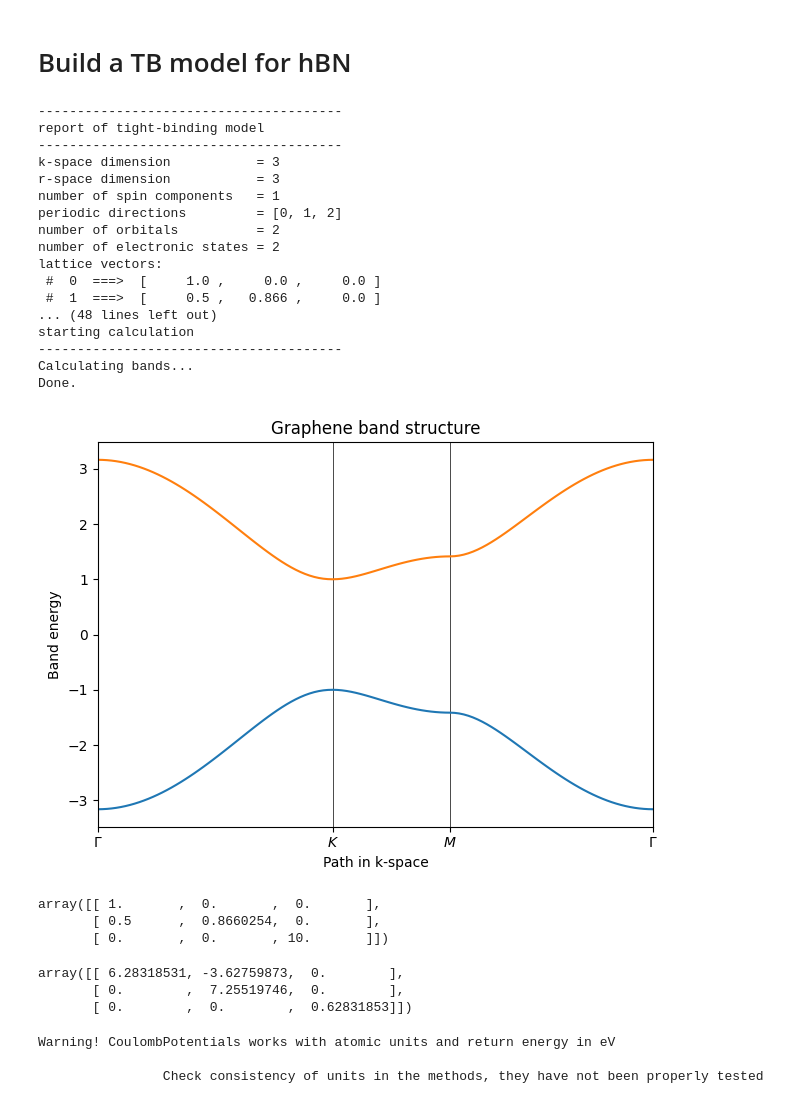
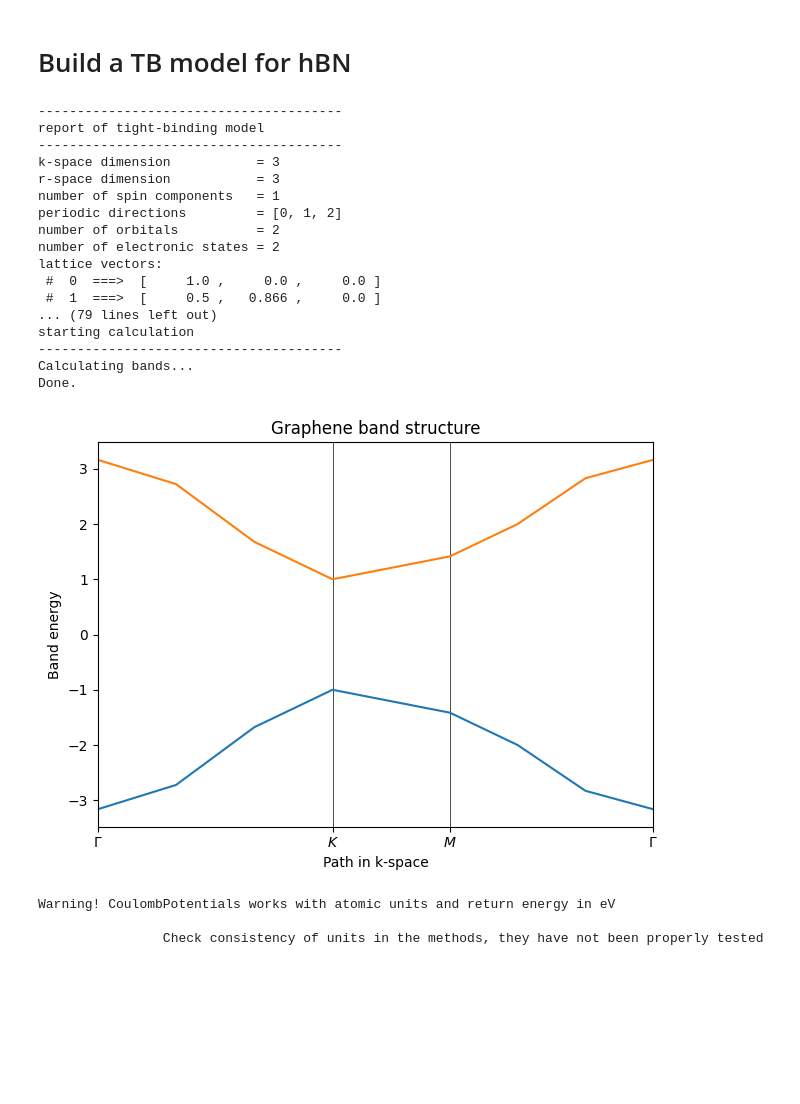
Before and after one commit to rreho/yambopy, a Jupyter notebook: wann_tests/2bands_model.ipynb, the cells around one changed output. Drawn from its saved outputs; the diff is of its cells as text; code cells hidden in the pictures; blank space fills up the shorter version.

```diff
--- a/wann_tests/2bands_model.ipynb
+++ b/wann_tests/2bands_model.ipynb
@@ -67,10 +67,11 @@ path=[[0.,0.,0.],[2./3.,1./3,0.],[.5,.5,0.],[0.,0.,0.]]
 # labels of the nodes
 label=(r'$\Gamma $',r'$K$', r'$M$', r'$\Gamma $')
 # total number of interpolated k-points along the path
-nk=121
+nk=8
 
 # call function k_path to construct the actual path
 (k_vec,k_dist,k_node)=my_model.k_path(path,nk)
+(q_vec,q_dist,q_node)=my_model.k_path(path,nk)
 # inputs:
 #   path, nk: see above
 #   my_model: the pythtb model
@@ -103,32 +104,32 @@ for n in range(len(k_node)):
 ax.set_title("Graphene band structure")
 ax.set_xlabel("Path in k-space")
 ax.set_ylabel("Band energy")
 
 # plot first and second band
 ax.plot(k_dist,evals[0])
 ax.plot(k_dist,evals[1])
 
 # make an PDF figure of a plot
 fig.tight_layout()
 #fig.savefig("graphene.pdf")
 
 print('Done.\n')
 # %% [output]
 ---------------------------------------
 report of tight-binding model
 ---------------------------------------
 k-space dimension           = 3
 r-space dimension           = 3
 number of spin components   = 1
 periodic directions         = [0, 1, 2]
 number of orbitals          = 2
 number of electronic states = 2
 lattice vectors:
  #  0  ===>  [     1.0 ,     0.0 ,     0.0 ]
  #  1  ===>  [     0.5 ,   0.866 ,     0.0 ]
-... (48 lines left out)
+... (79 lines left out)
 starting calculation
 ---------------------------------------
 Calculating bands...
 Done.
-[figure, old version]
+[figure, new version]
@@ -137,9 +136,3 @@ lat_tmp = np.array(lat)
-# %%
-lat_tmp
-# %% [output]
-array([[ 1.       ,  0.       ,  0.       ],
-       [ 0.5      ,  0.8660254,  0.       ],
-       [ 0.       ,  0.       , 10.       ]])
 # %%
 class tmp_lat():
     def __init__(self,lat):
@@ -158,12 +151,6 @@ class tmp_lat():
         return B
 # %%
 c_lat = tmp_lat(lat)
-# %%
-c_lat.rec_lat
-# %% [output]
-array([[ 6.28318531, -3.62759873,  0.        ],
-       [ 0.        ,  7.25519746,  0.        ],
-       [ 0.        ,  0.        ,  0.62831853]])
 # %%
 from yambopy import *
 nnkp_kgrid = mp_grid(nx = 4 , ny = 4 , nz = 1, latdb=c_lat)
```
Also changed, not shown: parts of 13 cells of this notebook, 1 other file.
